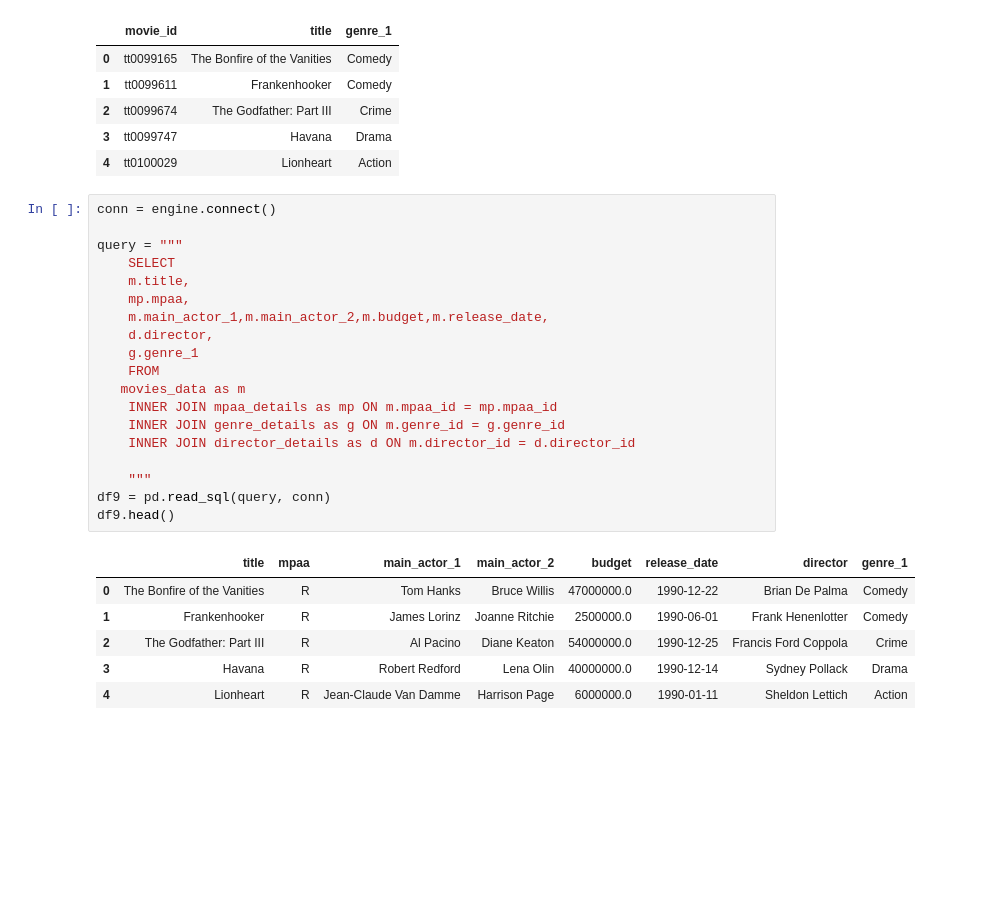
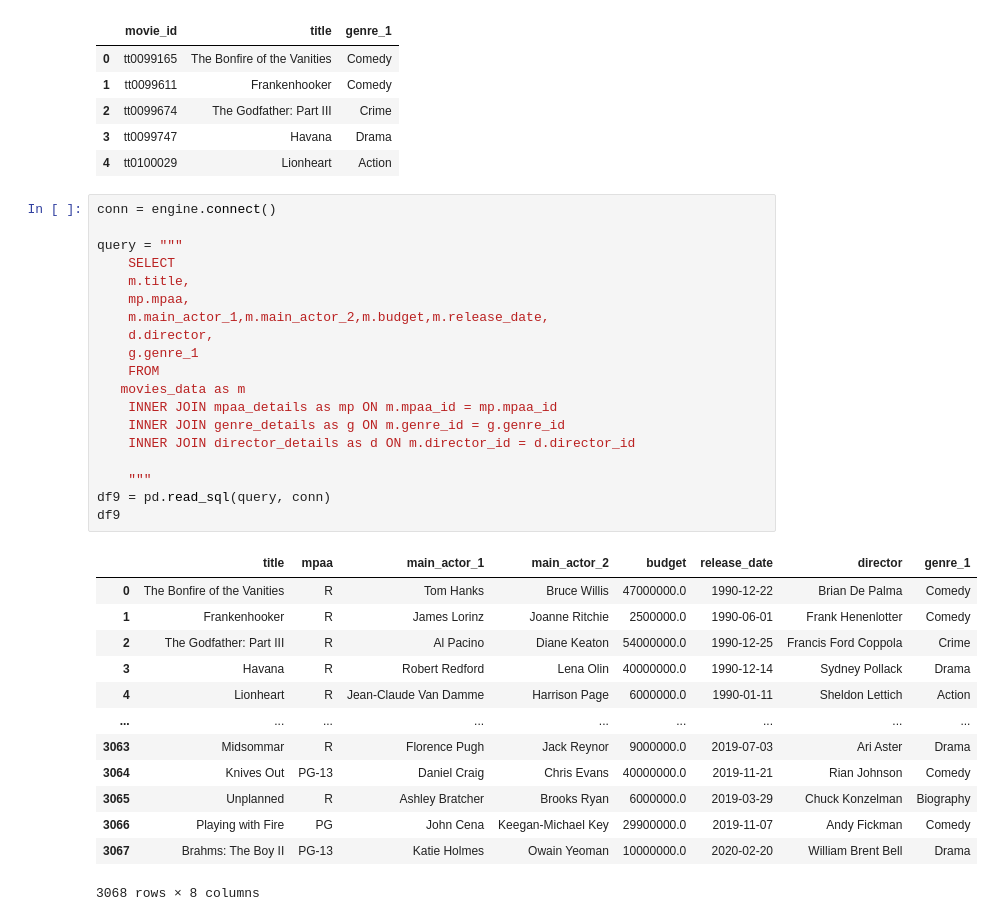
Before and after one commit to JaimeStarling/Project_Group_Five, a Jupyter notebook: Nasreen's Work/Database/Create_SQLite_Movies.ipynb, the cells around one changed output. Saved outputs shown, nothing was run; the diff lists cells and outputs as text; blank space fills up the shorter version.

```diff
--- a/Nasreen's Work/Database/Create_SQLite_Movies.ipynb
+++ b/Nasreen's Work/Database/Create_SQLite_Movies.ipynb
@@ -468,26 +468,33 @@ df8.head()
 # %%
 conn = engine.connect()
 
 query = """
     SELECT
     m.title,
     mp.mpaa,
     m.main_actor_1,m.main_actor_2,m.budget,m.release_date,
     d.director,
     g.genre_1
     FROM
    movies_data as m
     INNER JOIN mpaa_details as mp ON m.mpaa_id = mp.mpaa_id
     INNER JOIN genre_details as g ON m.genre_id = g.genre_id
     INNER JOIN director_details as d ON m.director_id = d.director_id
 
     """
 df9 = pd.read_sql(query, conn)
-df9.head()
+df9
 # %% [output]
 |  | title | mpaa | main_actor_1 | main_actor_2 | budget | release_date | director | genre_1 |
 | 0 | The Bonfire of the Vanities | R | Tom Hanks | Bruce Willis | 47000000.0 | 1990-12-22 | Brian De Palma | Comedy |
 | 1 | Frankenhooker | R | James Lorinz | Joanne Ritchie | 2500000.0 | 1990-06-01 | Frank Henenlotter | Comedy |
 | 2 | The Godfather: Part III | R | Al Pacino | Diane Keaton | 54000000.0 | 1990-12-25 | Francis Ford Coppola | Crime |
 | 3 | Havana | R | Robert Redford | Lena Olin | 40000000.0 | 1990-12-14 | Sydney Pollack | Drama |
 | 4 | Lionheart | R | Jean-Claude Van Damme | Harrison Page | 6000000.0 | 1990-01-11 | Sheldon Lettich | Action |
+| ... | ... | ... | ... | ... | ... | ... | ... | ... |
+| 3063 | Midsommar | R | Florence Pugh | Jack Reynor | 9000000.0 | 2019-07-03 | Ari Aster | Drama |
+| 3064 | Knives Out | PG-13 | Daniel Craig | Chris Evans | 40000000.0 | 2019-11-21 | Rian Johnson | Comedy |
+| 3065 | Unplanned | R | Ashley Bratcher | Brooks Ryan | 6000000.0 | 2019-03-29 | Chuck Konzelman | Biography |
+| 3066 | Playing with Fire | PG | John Cena | Keegan-Michael Key | 29900000.0 | 2019-11-07 | Andy Fickman | Comedy |
+| 3067 | Brahms: The Boy II | PG-13 | Katie Holmes | Owain Yeoman | 10000000.0 | 2020-02-20 | William Brent Bell | Drama |
+3068 rows × 8 columns
```
Also changed, not shown: parts of 4 cells of this notebook.
